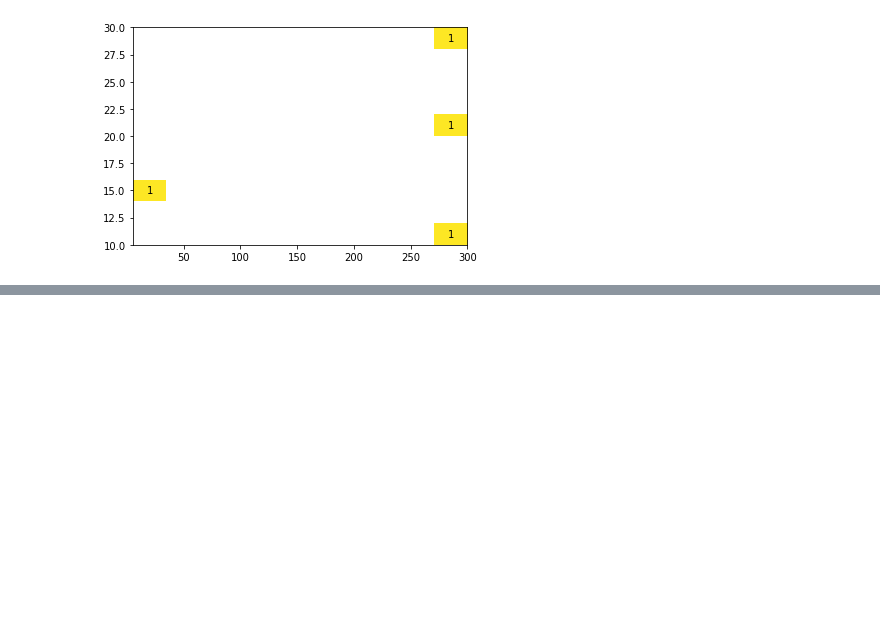
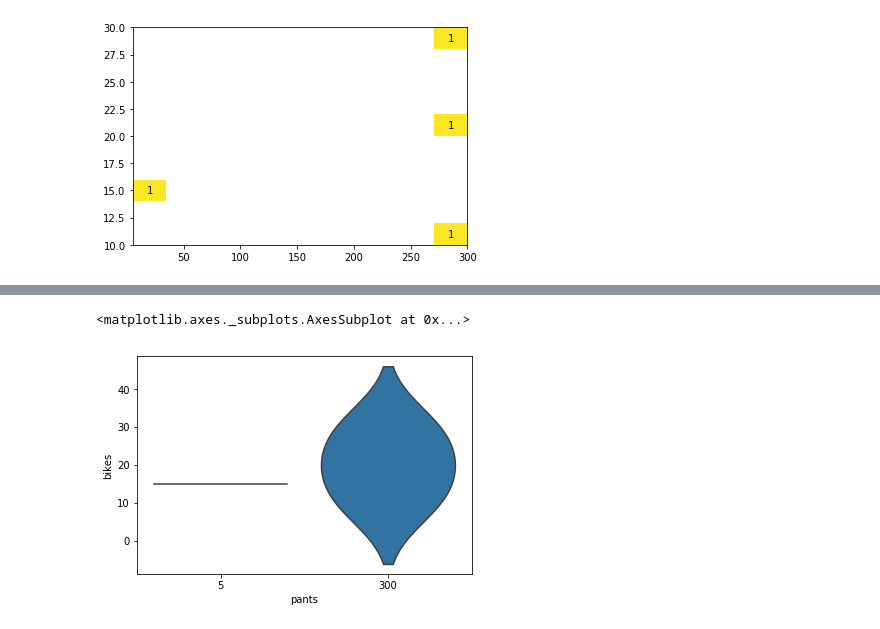
Before and after one commit to ezhilvendhan/tut-notebooks, a Jupyter notebook: *py/2. Matplotlib.ipynb, the cells around one changed output, grey strips where cells are left out. Saved outputs shown, nothing was run; the diff lists cells and outputs as text; code cells hidden in the pictures; blank space fills up the shorter version.

```diff
--- a/*py/2. Matplotlib.ipynb
+++ b/*py/2. Matplotlib.ipynb
@@ -226,0 +231,7 @@ for i in range(counts.shape[0]):
+# %%
+base_color = sb.color_palette()[0]
+sb.violinplot(data = df, x = 'pants', y = 'bikes', color = base_color,
+              inner = None)
+# %% [output]
+<matplotlib.axes._subplots.AxesSubplot at 0x...>
+[figure, added]
```
Also changed, not shown: parts of 5 cells of this notebook, 3 other files.
